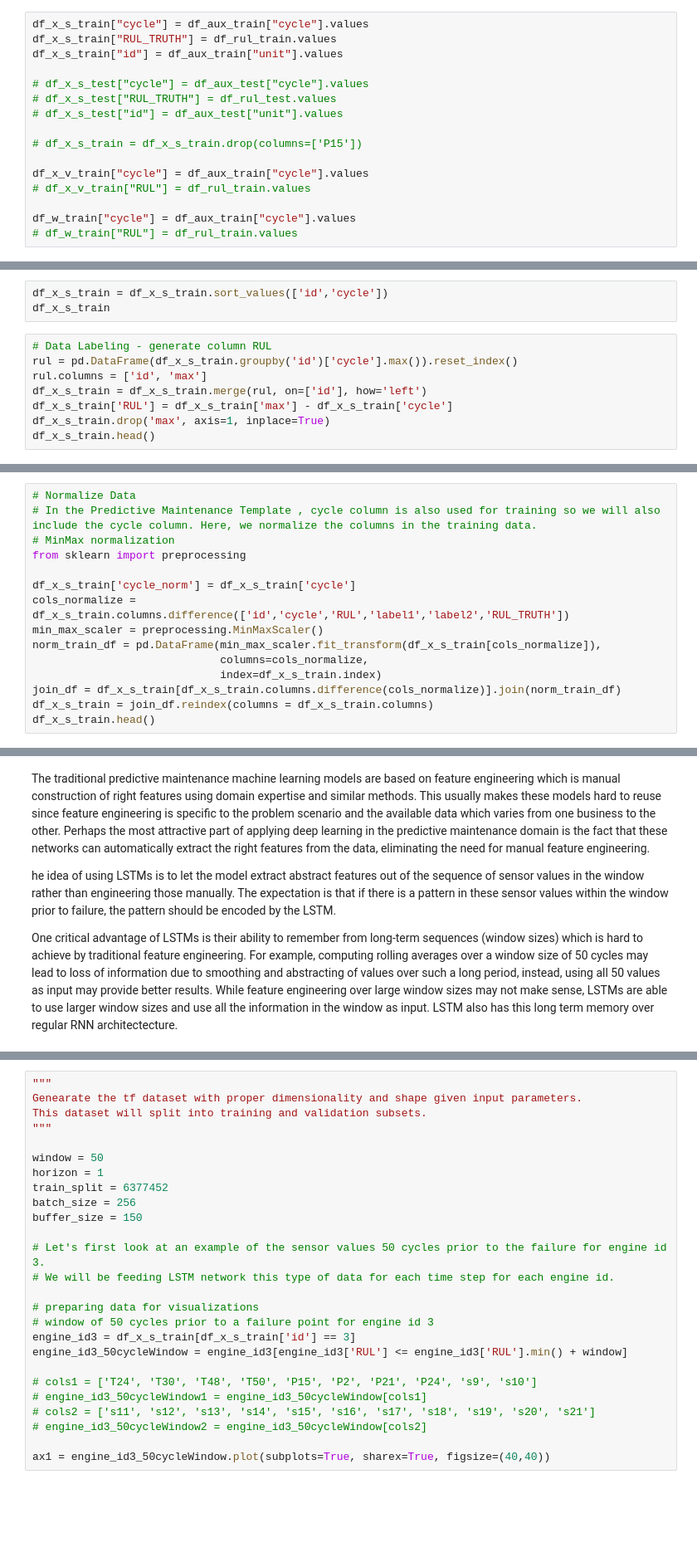
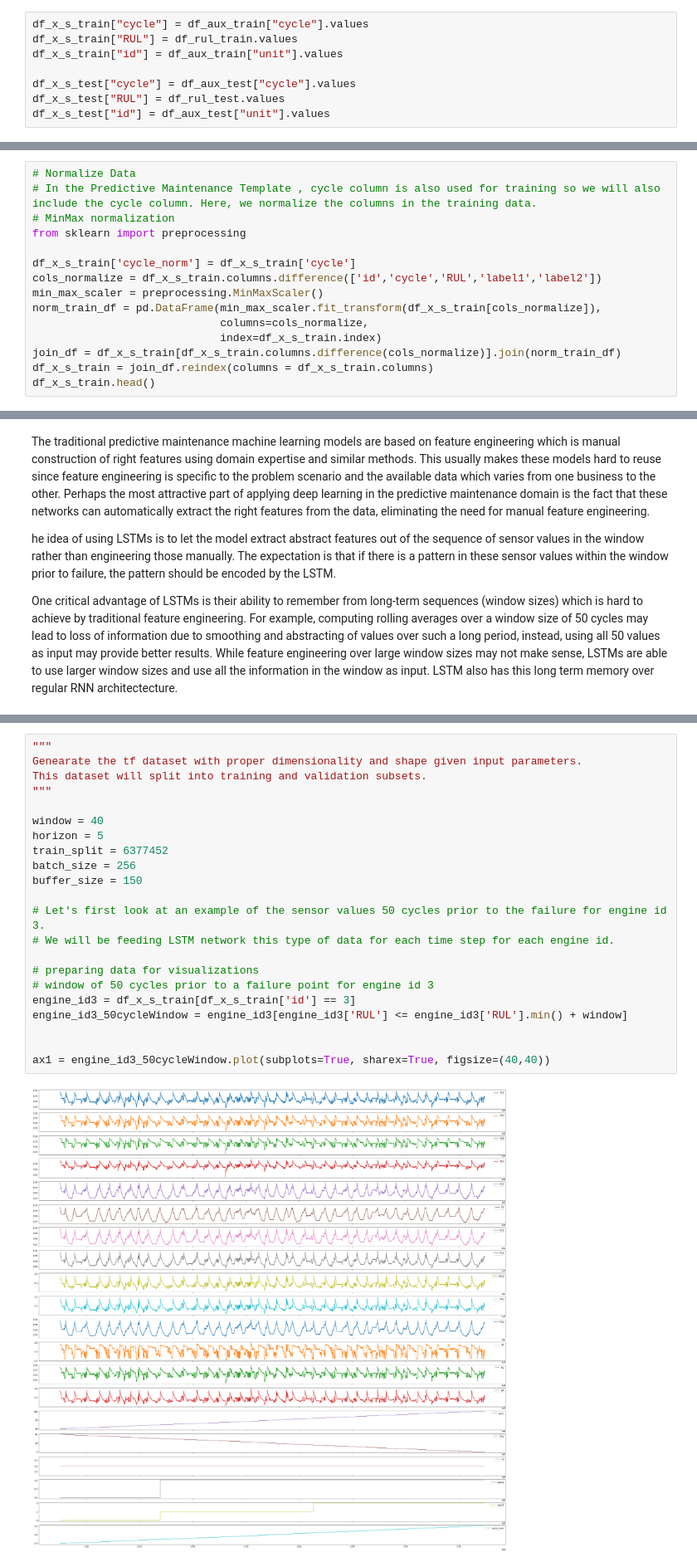
Before and after one commit to arpdm/predictive-maintenance-platform, a Jupyter notebook: PdM_NASA_ENGINES_002.ipynb, the cells around one changed output, grey strips where cells are left out. Shown at 83% size. Saved outputs shown, nothing was run; the diff lists cells and outputs as text; blank space fills up the shorter version.

```diff
--- a/PdM_NASA_ENGINES_002.ipynb
+++ b/PdM_NASA_ENGINES_002.ipynb
@@ -56,19 +75,11 @@ df_x_s_train
 # %%
 df_x_s_train["cycle"] = df_aux_train["cycle"].values
-df_x_s_train["RUL_TRUTH"] = df_rul_train.values
+df_x_s_train["RUL"] = df_rul_train.values
 df_x_s_train["id"] = df_aux_train["unit"].values
 
-# df_x_s_test["cycle"] = df_aux_test["cycle"].values
-# df_x_s_test["RUL_TRUTH"] = df_rul_test.values
-# df_x_s_test["id"] = df_aux_test["unit"].values
-
-# df_x_s_train = df_x_s_train.drop(columns=['P15'])
-
-df_x_v_train["cycle"] = df_aux_train["cycle"].values
-# df_x_v_train["RUL"] = df_rul_train.values
-
-df_w_train["cycle"] = df_aux_train["cycle"].values
-# df_w_train["RUL"] = df_rul_train.values
+df_x_s_test["cycle"] = df_aux_test["cycle"].values
+df_x_s_test["RUL"] = df_rul_test.values
+df_x_s_test["id"] = df_aux_test["unit"].values
 # %%
 # Generate heatmap to figure out correlations between features and the RUL
 # This helps to determine which features to drop and which features to keep
@@ -93,11 +89,0 @@ plt.show()
-# %%
-df_x_s_train = df_x_s_train.sort_values(['id','cycle'])
-df_x_s_train
-# %%
-# Data Labeling - generate column RUL
-rul = pd.DataFrame(df_x_s_train.groupby('id')['cycle'].max()).reset_index()
-rul.columns = ['id', 'max']
-df_x_s_train = df_x_s_train.merge(rul, on=['id'], how='left')
-df_x_s_train['RUL'] = df_x_s_train['max'] - df_x_s_train['cycle']
-df_x_s_train.drop('max', axis=1, inplace=True)
-df_x_s_train.head()
@@ -128,7 +112,7 @@ df_x_s_train.head()
 from sklearn import preprocessing
 
 df_x_s_train['cycle_norm'] = df_x_s_train['cycle']
-cols_normalize = df_x_s_train.columns.difference(['id','cycle','RUL','label1','label2','RUL_TRUTH'])
+cols_normalize = df_x_s_train.columns.difference(['id','cycle','RUL','label1','label2'])
 min_max_scaler = preprocessing.MinMaxScaler()
 norm_train_df = pd.DataFrame(min_max_scaler.fit_transform(df_x_s_train[cols_normalize]),
                              columns=cols_normalize,
@@ -168,29 +169,27 @@ df_x_s_test.columns
 # %%
 """
 Genearate the tf dataset with proper dimensionality and shape given input parameters.
 This dataset will split into training and validation subsets.
 """
 
-window = 50
-horizon = 1
+window = 40
+horizon = 5
 train_split = 6377452
 batch_size = 256
 buffer_size = 150
 
 # Let's first look at an example of the sensor values 50 cycles prior to the failure for engine id 3.
 # We will be feeding LSTM network this type of data for each time step for each engine id.
 
 # preparing data for visualizations
 # window of 50 cycles prior to a failure point for engine id 3
 engine_id3 = df_x_s_train[df_x_s_train['id'] == 3]
 engine_id3_50cycleWindow = engine_id3[engine_id3['RUL'] <= engine_id3['RUL'].min() + window]
 
-# cols1 = ['T24', 'T30', 'T48', 'T50', 'P15', 'P2', 'P21', 'P24', 's9', 's10']
-# engine_id3_50cycleWindow1 = engine_id3_50cycleWindow[cols1]
-# cols2 = ['s11', 's12', 's13', 's14', 's15', 's16', 's17', 's18', 's19', 's20', 's21']
-# engine_id3_50cycleWindow2 = engine_id3_50cycleWindow[cols2]
 
 ax1 = engine_id3_50cycleWindow.plot(subplots=True, sharex=True, figsize=(40,40))
+# %% [output]
+[figure, added]
 # %% [markdown]
 ## Data Sequence Generation for Model
 # %% [markdown]
```
Also changed, not shown: parts of 39 cells of this notebook.
